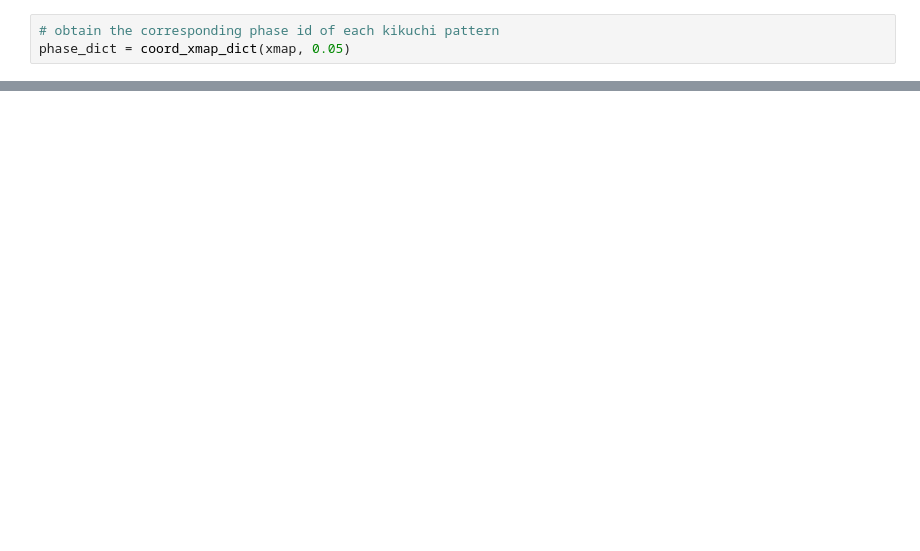
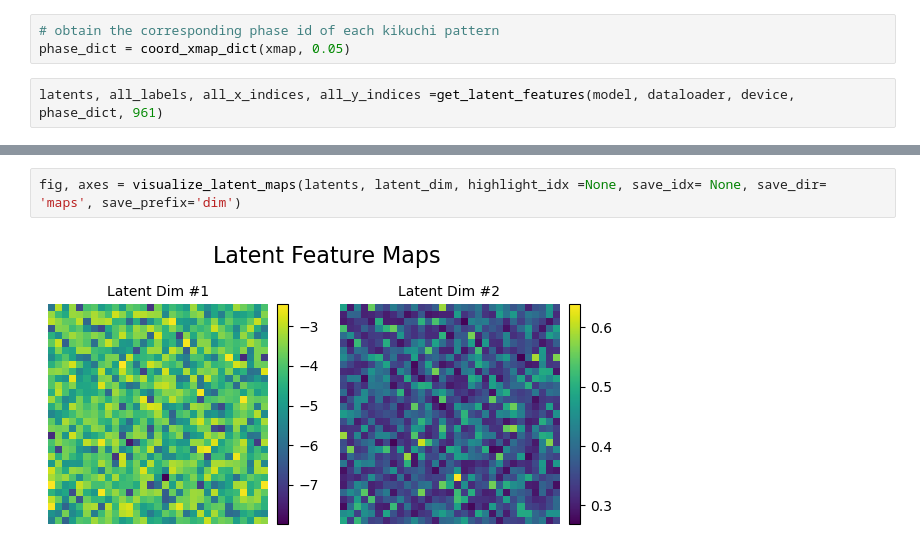
Before and after one commit to Angelamer/microstructural_segmentation, a Jupyter notebook: VAE_kikuchi.ipynb, the cells around one changed output, grey strips where cells are left out. Saved outputs shown, nothing was run; the diff lists cells and outputs as text; blank space fills up the shorter version.

```diff
--- a/VAE_kikuchi.ipynb
+++ b/VAE_kikuchi.ipynb
@@ -126,3 +126,5 @@ reconstruct_and_visualize(model, device, dataloader, 5)
 # %%
 # obtain the corresponding phase id of each kikuchi pattern
 phase_dict = coord_xmap_dict(xmap, 0.05)
+# %%
+latents, all_labels, all_x_indices, all_y_indices =get_latent_features(model, dataloader, device, phase_dict, 961)
@@ -162,0 +168,4 @@ Error:
+# %%
+fig, axes = visualize_latent_maps(latents, latent_dim, highlight_idx =None, save_idx= None, save_dir= 'maps', save_prefix='dim')
+# %% [output]
+[figure, added]
```
Also changed, not shown: parts of 12 cells of this notebook.
